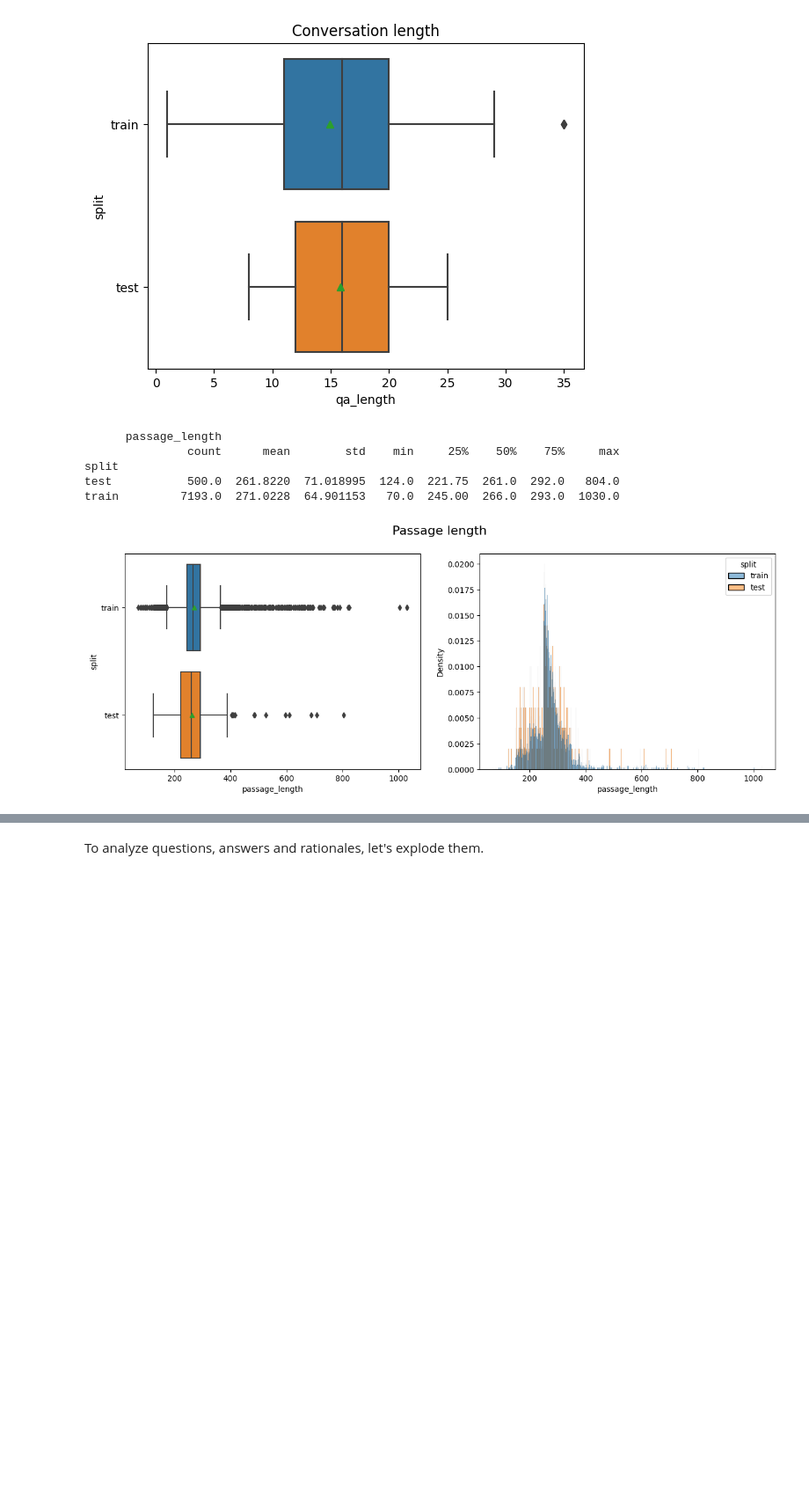
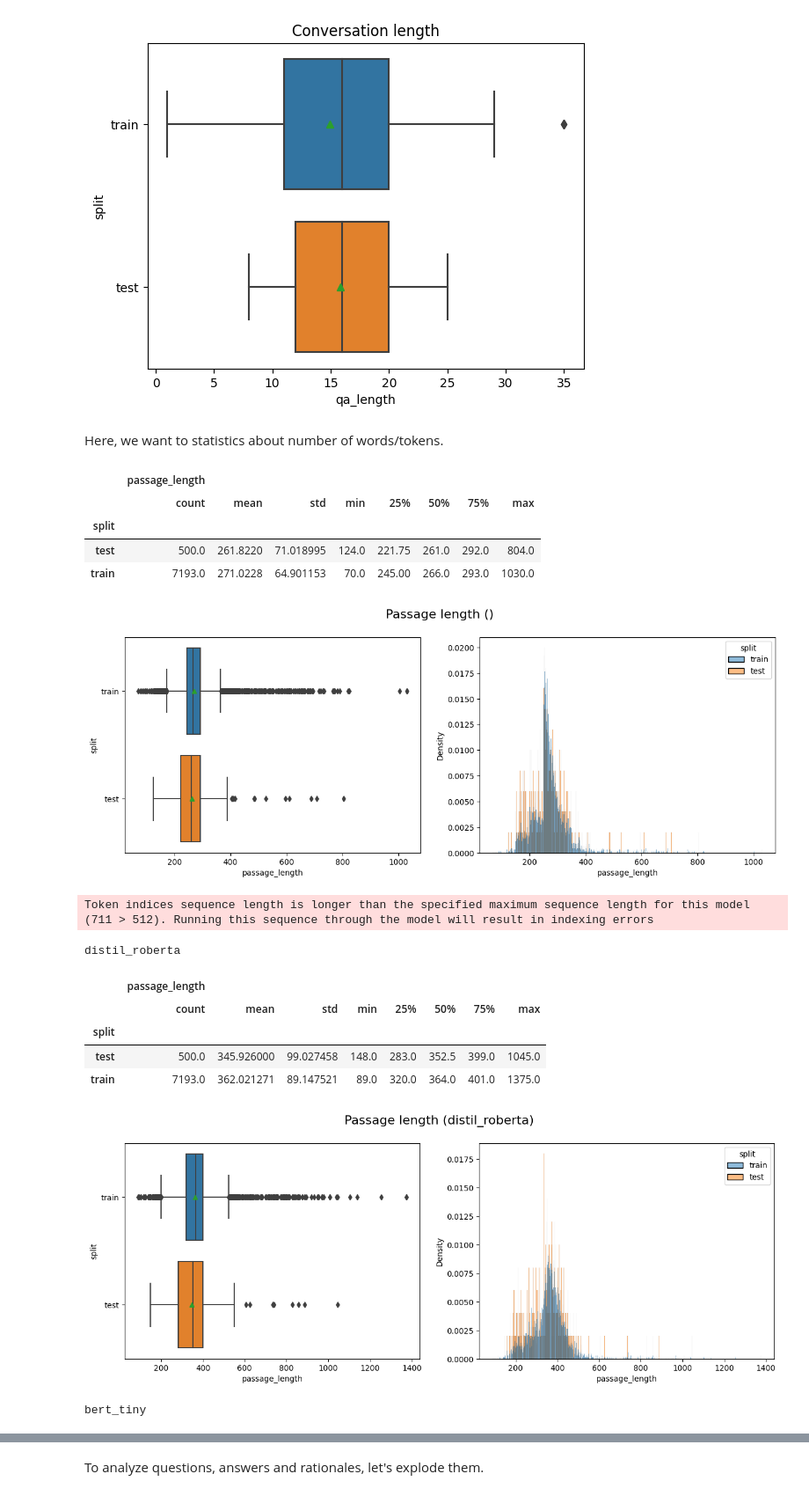
Before and after one commit to matteoperiani2/assignment2, a Jupyter notebook: assignment2.ipynb, the cells around one changed output, grey strips where cells are left out. Shown at 88% size. Drawn from its saved outputs; the diff is of its cells as text; code cells hidden in the pictures; blank space fills up the shorter version.

```diff
--- a/assignment2.ipynb
+++ b/assignment2.ipynb
@@ -105,0 +164,6 @@ download_data(data_path=dataset_folder, url_path=test_url, suffix='coqa-dev-v1.0
+# %%
+dataset = datasets.load_dataset("json", data_files=CONFIG.dataset.train_data_annotated, field="data")
+test_dataset = datasets.load_dataset("json", data_files=CONFIG.dataset.test_data_annotated, field="data", split="train")
+dataset["test"] = test_dataset.remove_columns(list(set(test_dataset.features).difference(dataset["train"].features)))
+
+print(dataset)
@@ -335,3 +394,5 @@ sns.boxplot(data=df, x="qa_length", y="split", showmeans=True)
 # %% [output]
 <Axes: title={'center': 'Conversation length'}, xlabel='qa_length', ylabel='split'>
 [figure]
+# %% [markdown]
+Here, we want to statistics about number of words/tokens.
@@ -338,21 +403,53 @@ sns.boxplot(data=df, x="qa_length", y="split", showmeans=True)
 # %%
-def plot_length(dataset: pd.DataFrame, column: str):
-    length_col = column + "_length"
-    length = dataset[column].str.split().apply(len)
+def plot_length(dataset: pd.DataFrame,
+                column: str,
+                column_name: Optional[str] = None,
+                split_fn=str.split,
+                notes: Optional[str] = None):
+    if column_name is None:
+        column_name = column
+
+    length_col = column_name + "_length"
+    length = dataset[column].apply(split_fn).apply(len)
     dp = dataset[["split"]].copy()
     dp[length_col] = length
 
-    print(dp.groupby("split").describe())
+    if notes:
+        print(notes)
+    display(dp.groupby("split").describe())
+
     fig, axes = plt.subplots(1, 2, figsize=(15, 5))
     sns.boxplot(data=dp, x=length_col, y="split", showmeans=True, ax=axes[0])
-    sns.histplot(dp, x=length_col, hue="split", stat="density", common_norm=False, discrete=True, ax=axes[1])
-    fig.suptitle(f"{column.capitalize()} length", fontsize=16)
+    sns.histplot(dp,
+                 x=length_col,
+                 hue="split",
+                 stat="density",
+                 common_norm=False,
+                 discrete=True,
+                 ax=axes[1])
+    fig.suptitle(f"{column_name.capitalize()} length ({notes})", fontsize=16)
+    plt.show()
 
-plot_length(df, "passage");
+
+for name, tokenize_fn in tokenizers.items():
+    plot_length(df,
+                column="story",
+                column_name="passage",
+                split_fn=tokenize_fn,
+                notes=name)
 # %% [output]
+|  | passage_length |  |  |  |  |  |  |  |
+|  | count | mean | std | min | 25% | 50% | 75% | max |
+| split |  |  |  |  |  |  |  |  |
+| test | 500.0 | 261.8220 | 71.018995 | 124.0 | 221.75 | 261.0 | 292.0 | 804.0 |
+| train | 7193.0 | 271.0228 | 64.901153 | 70.0 | 245.00 | 266.0 | 293.0 | 1030.0 |
+[figure, new version]
-      passage_length
-               count      mean        std    min     25%    50%    75%     max
-split
-test           500.0  261.8220  71.018995  124.0  221.75  261.0  292.0   804.0
-train         7193.0  271.0228  64.901153   70.0  245.00  266.0  293.0  1030.0
+Token indices sequence length is longer than the specified maximum sequence length for this model (711 > 512). Running this sequence through the model will result in indexing errors
-[figure, old version]
+distil_roberta
+|  | passage_length |  |  |  |  |  |  |  |
+|  | count | mean | std | min | 25% | 50% | 75% | max |
+| split |  |  |  |  |  |  |  |  |
+| test | 500.0 | 345.926000 | 99.027458 | 148.0 | 283.0 | 352.5 | 399.0 | 1045.0 |
+| train | 7193.0 | 362.021271 | 89.147521 | 89.0 | 320.0 | 364.0 | 401.0 | 1375.0 |
+[figure, added]
+bert_tiny
```
Also changed, not shown: parts of 76 cells of this notebook, 3 other files.
